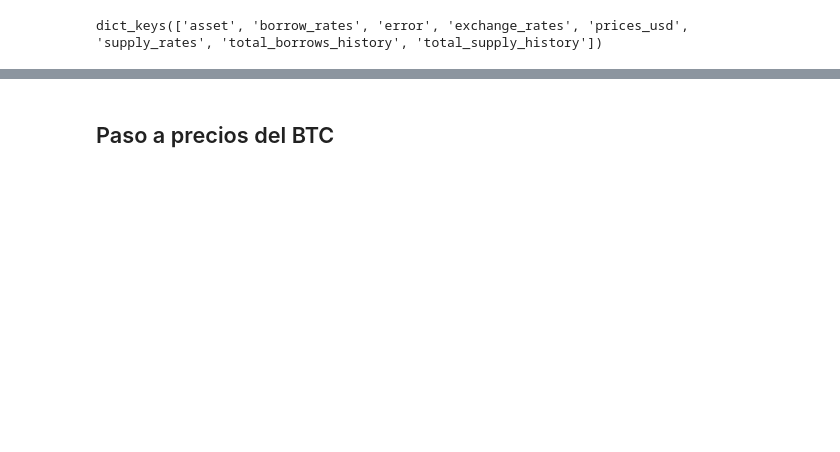
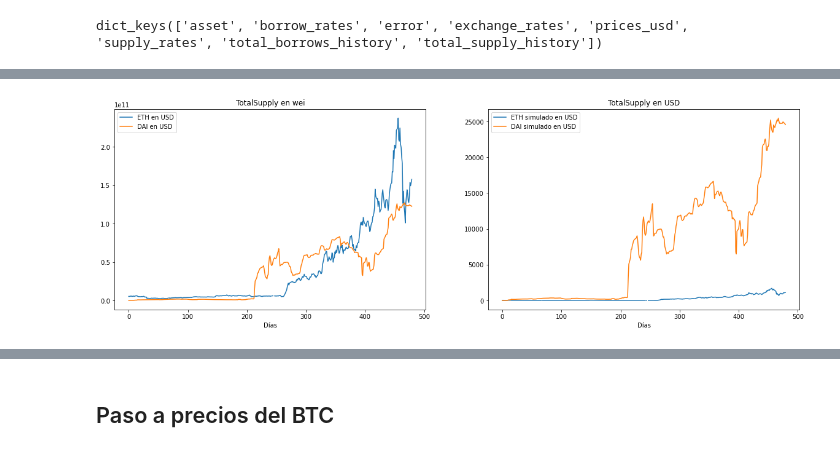
Before and after one commit to TruStartUp/tropyco-simulation, a Jupyter notebook: Modelo Hurricane/Simulación de Hurricane con los datos históricos de compound.ipynb, the cells around one changed output, grey strips where cells are left out. Drawn from its saved outputs; the diff is of its cells as text; code cells hidden in the pictures; blank space fills up the shorter version.

```diff
--- a/Modelo Hurricane/Simulación de Hurricane con los datos históricos de compound.ipynb
+++ b/Modelo Hurricane/Simulación de Hurricane con los datos históricos de compound.ipynb
@@ -708,0 +384,99 @@ plt.show()
+# %%
+PR = pd.read_csv("/home/jorge/TRU/Tropykus/tropykus-simulation/Historico de precios/ETH-USD.csv")
+# PR.head()
+PR = list(PR["Close"])
+
+PR = PR[len(PR)-lenData:]
+
+if variosMercados == True:
+    TS = TS[:lenData]; TSD = TSD[:lenData]; TSU = TSU[:lenData]
+    TSN = []; TSDN = []; TSUN = []
+    TSmin = min(TS); TSDmin = min(TSD); TSUmin = min(TSU)
+
+    for value in range(len(TS)):
+        TSN.append((TS[value] - TSmin)*ER[value]*contractor*1/volM) # ETH
+        TSDN.append((TSD[value] - TSDmin)*ER[value]*contractor) # DAI
+        TSUN.append((TSU[value] - TSUmin)*ER[value]*contractor) # USDT
+
+    # Comparación en USD
+
+    # Valores reales tomados del API de Compound
+    TSP = []; TSDP = []; TSUP = []
+
+    for value in range(lenData):
+        TSP.append(TS[value]*PR[value])
+        TSDP.append(TSD[value]*PRD[value])
+        TSUP.append(TSU[value]*PRU[value])
+
+    # Valores simulados
+    TSNP = []; TSDNP = []; TSUNP = []
+
+    for value in range(lenData):
+        TSNP.append(TSN[value]*PR[value])
+        TSDNP.append(TSDN[value]*PRD[value])
+        TSUNP.append(TSUN[value]*PRU[value])
+
+    figsize(20,6)
+
+    plt.subplot(1,2,1)
+    plt.title("TotalSupply en wei")
+    plt.plot(TSP,label = "ETH en USD")
+    plt.plot(TSDP,label = "DAI en USD")
+    plt.plot(TSUP,label = "USDT en USD")
+    plt.xlabel("Días")
+    plt.legend()
+
+    plt.subplot(1,2,2)
+    plt.title("TotalSupply en USD")
+    plt.plot(TSNP,label = "ETH simulado en USD")
+    plt.plot(TSDNP,label = "DAI simulado en USD")
+    plt.plot(TSUNP,label = "USDT simulado en USD")
+    plt.xlabel("Días")
+    plt.legend()
+
+    plt.show()
+else:
+    TS = TS[:lenData]; TSD = TSD[:lenData]
+    TSN = []; TSDN = []
+    TSmin = min(TS); TSDmin = min(TSD)
+
+    for value in range(len(TS)):
+        TSN.append((TS[value] - TSmin)*ER[value]*contractor*1/volM) # ETH
+        TSDN.append((TSD[value] - TSDmin)*ER[value]*contractor) # DAI
+
+    # Comparación en USD
+
+    # Valores reales tomados del API de Compound
+    TSP = []; TSDP = []
+
+    for value in range(lenData):
+        TSP.append(TS[value]*PR[value])
+        TSDP.append(TSD[value]*PRD[value])
+
+
+    # Valores simulados
+    TSNP = []; TSDNP = []
+
+    for value in range(lenData):
+        TSNP.append(TSN[value]*PR[value])
+        TSDNP.append(TSDN[value]*PRD[value])
+
+    figsize(20,6)
+
+    plt.subplot(1,2,1)
+    plt.title("TotalSupply en wei")
+    plt.plot(TSP,label = "ETH en USD")
+    plt.plot(TSDP,label = "DAI en USD")
+    plt.xlabel("Días")
+    plt.legend()
+
+    plt.subplot(1,2,2)
+    plt.title("TotalSupply en USD")
+    plt.plot(TSNP,label = "ETH simulado en USD")
+    plt.plot(TSDNP,label = "DAI simulado en USD")
+    plt.xlabel("Días")
+    plt.legend()
+
+    plt.show()
+# %% [output]
+[figure, added]
```
Also changed, not shown: parts of 44 cells of this notebook, 1 other file.
